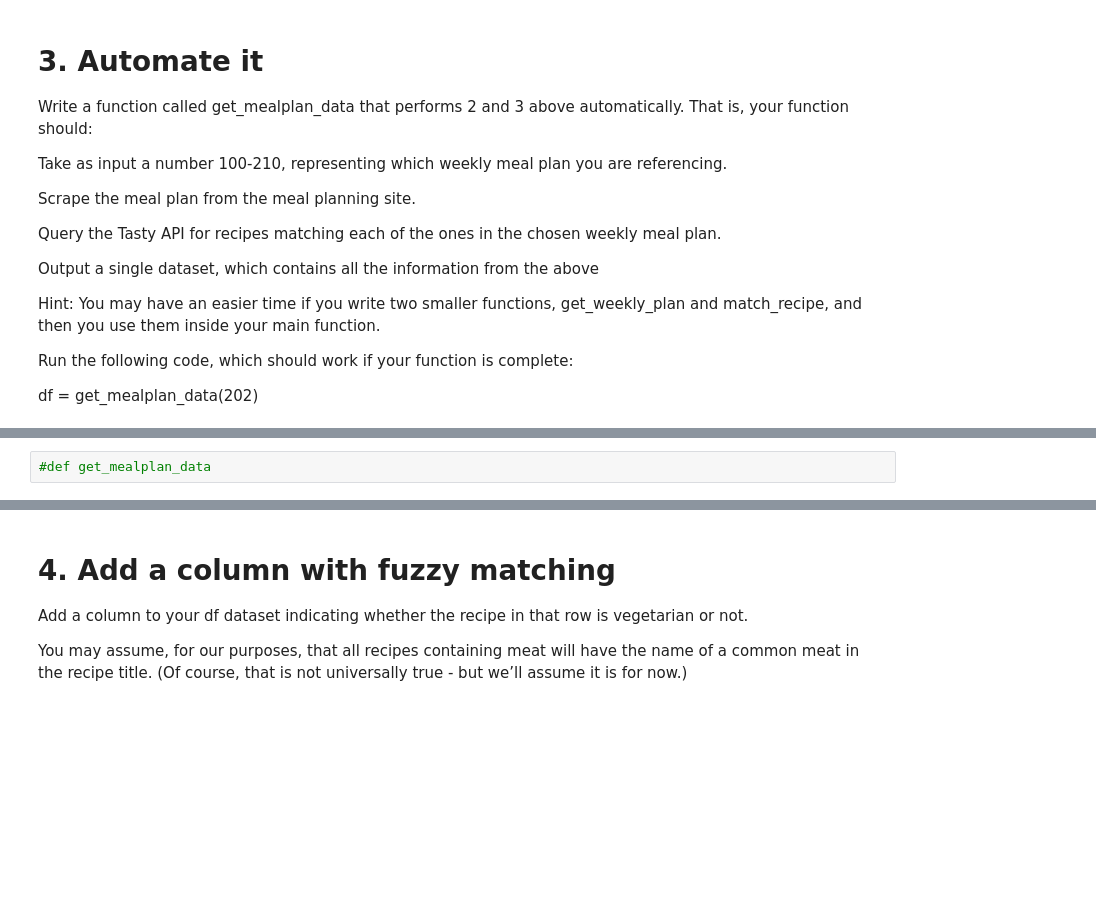
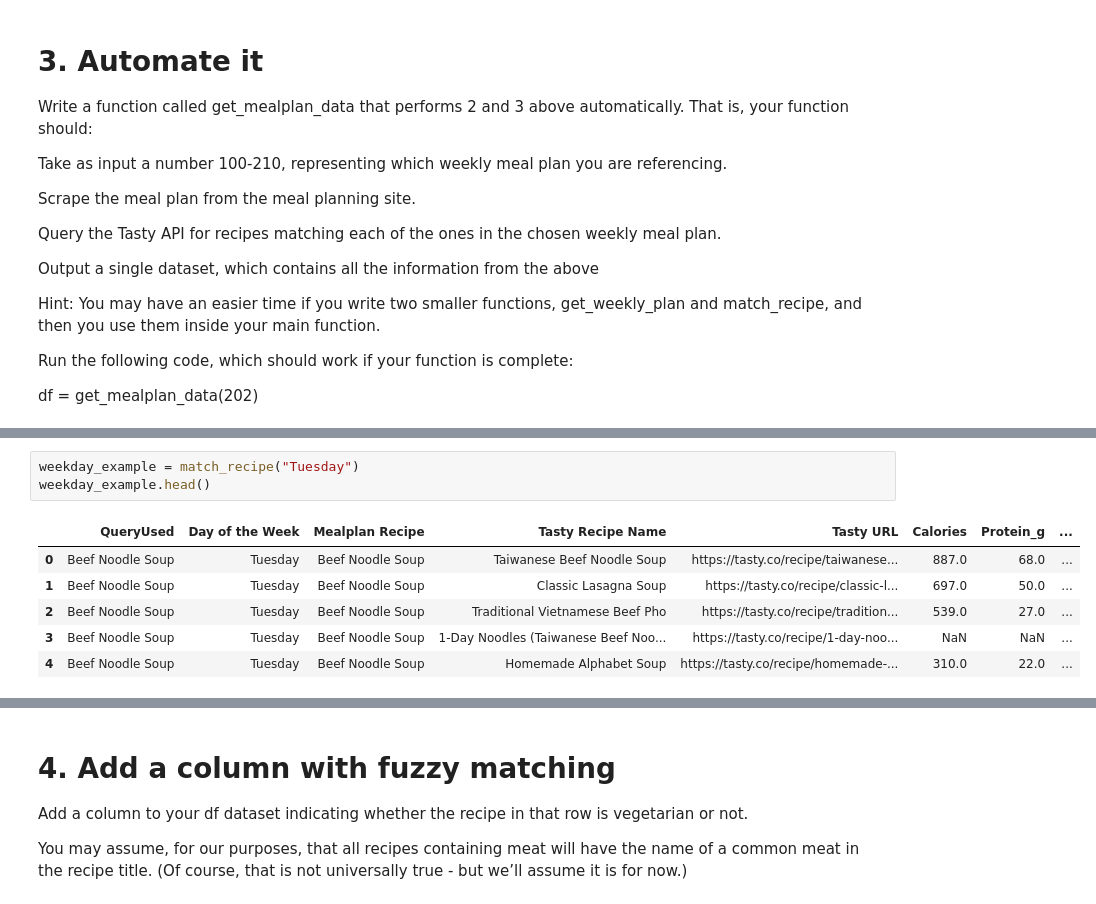
Before and after one commit to PharaohPooh/GSB_544, a Jupyter notebook: Week_4/Lab_4_Data_is_Delicious/Lab_4_Data_is_Delicious.ipynb, the cells around one changed output, grey strips where cells are left out. Drawn from its saved outputs; the diff is of its cells as text; blank space fills up the shorter version.

```diff
--- a/Week_4/Lab_4_Data_is_Delicious/Lab_4_Data_is_Delicious.ipynb
+++ b/Week_4/Lab_4_Data_is_Delicious/Lab_4_Data_is_Delicious.ipynb
@@ -257,2 +375,10 @@ get_weekly_plan(169)
-# %%
-#def get_mealplan_data
+# %%
+weekday_example = match_recipe("Tuesday")
+weekday_example.head()
+# %% [output]
+|  | QueryUsed | Day of the Week | Mealplan Recipe | Tasty Recipe Name | Tasty URL | Calories | Protein_g | ... |
+| 0 | Beef Noodle Soup | Tuesday | Beef Noodle Soup | Taiwanese Beef Noodle Soup | https://tasty.co/recipe/taiwanese... | 887.0 | 68.0 | ... |
+| 1 | Beef Noodle Soup | Tuesday | Beef Noodle Soup | Classic Lasagna Soup | https://tasty.co/recipe/classic-l... | 697.0 | 50.0 | ... |
+| 2 | Beef Noodle Soup | Tuesday | Beef Noodle Soup | Traditional Vietnamese Beef Pho | https://tasty.co/recipe/tradition... | 539.0 | 27.0 | ... |
+| 3 | Beef Noodle Soup | Tuesday | Beef Noodle Soup | 1-Day Noodles (Taiwanese Beef Noo... | https://tasty.co/recipe/1-day-noo... | NaN | NaN | ... |
+| 4 | Beef Noodle Soup | Tuesday | Beef Noodle Soup | Homemade Alphabet Soup | https://tasty.co/recipe/homemade-... | 310.0 | 22.0 | ... |
```
Also changed, not shown: parts of 15 cells of this notebook, 4 other files.
